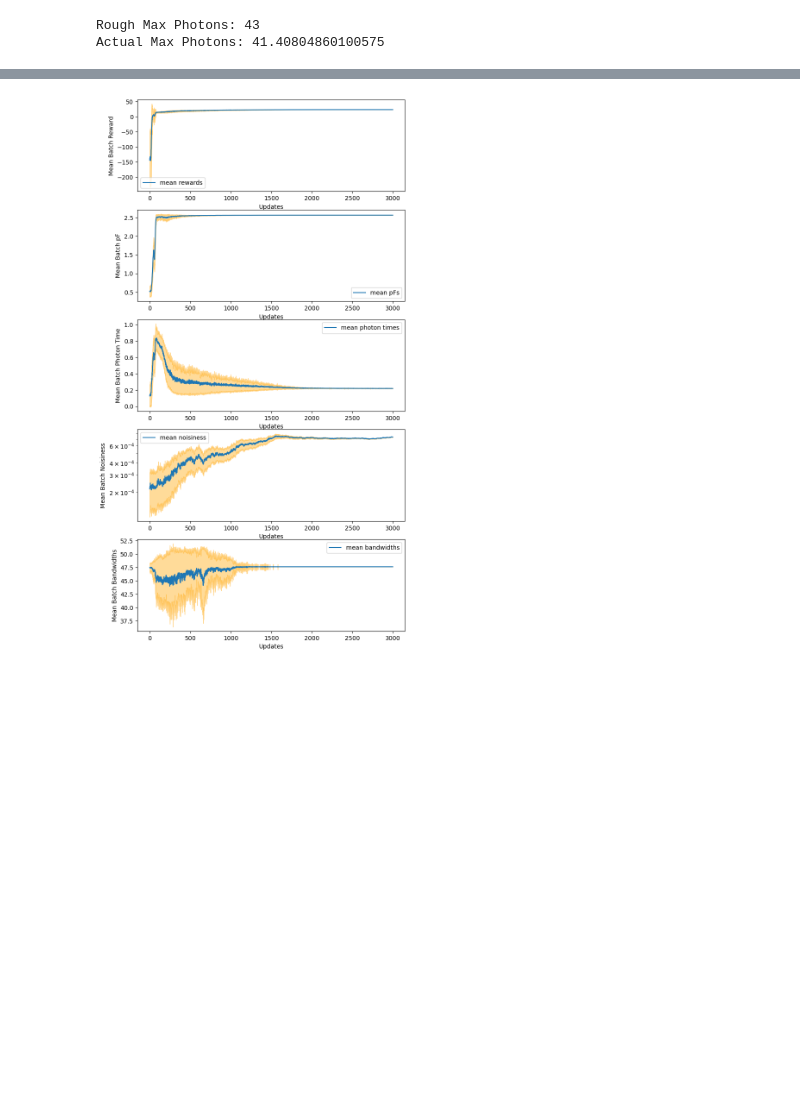
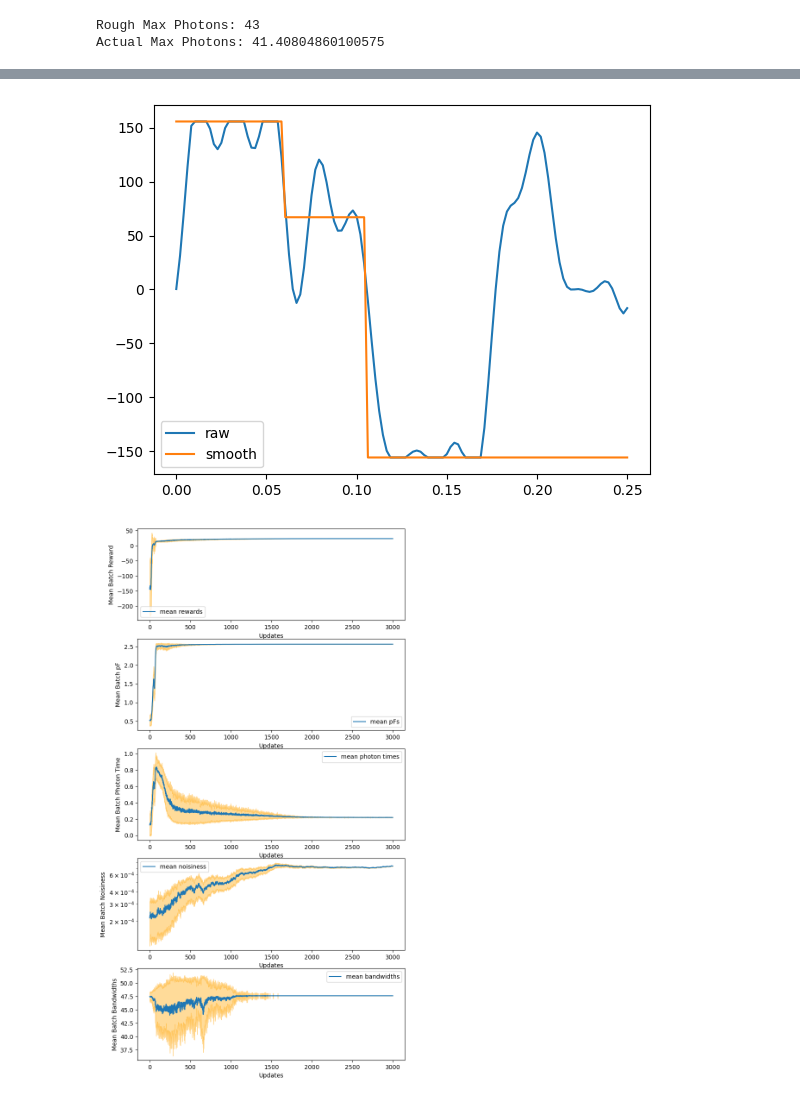
Before and after one commit to AnikenC/ReadoutWithRL, a Jupyter notebook: readoutWithRL/MLControl/learning_eval.ipynb, the cells around one changed output, grey strips where cells are left out. Saved outputs shown, nothing was run; the diff lists cells and outputs as text; code cells hidden in the pictures; blank space fills up the shorter version.

Commit message:
figure work

```diff
--- a/readoutWithRL/MLControl/learning_eval.ipynb
+++ b/readoutWithRL/MLControl/learning_eval.ipynb
@@ -158,6 +158,22 @@ photon_times = metrics["photon time"]
 smoothnesses = metrics["smoothness"]
 bandwidths = metrics["bandwidth"]
 actions = metrics["action"]
+# %%
+raw_action = -actions[-1, 0]
+raw_action_smooth = env.prepare_action(raw_action)
+
+a3r_waveform = env.dummy_a3r_waveform(
+    t1=0.06,
+    t2=0.105,
+    t3=0.16
+) * env.a0 * env.mu
+
+plt.plot(env.ts_action, raw_action_smooth, label='raw')
+plt.plot(env.ts_action, a3r_waveform, label='smooth')
+plt.legend()
+plt.show()
+# %% [output]
+[figure, added]
 # %%
 from utils import plot_learning
 
```
Also changed, not shown: parts of 1 cell of this notebook, 2 other files.
